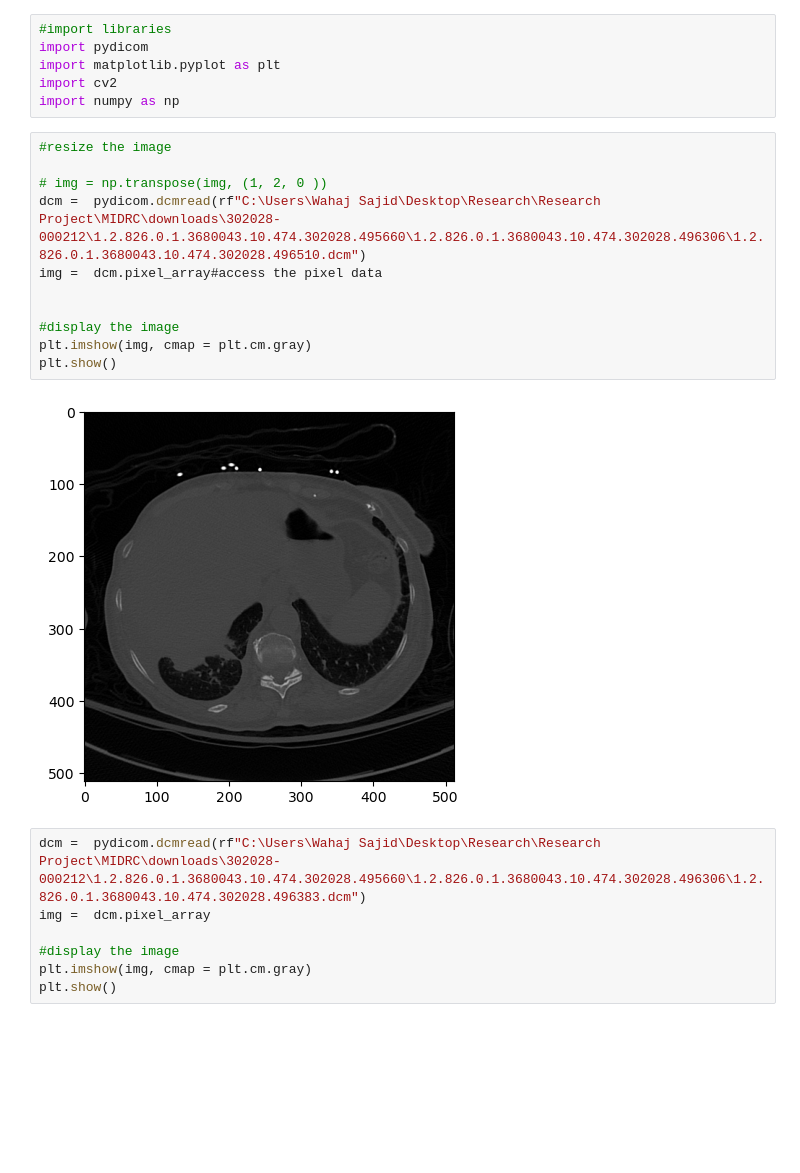
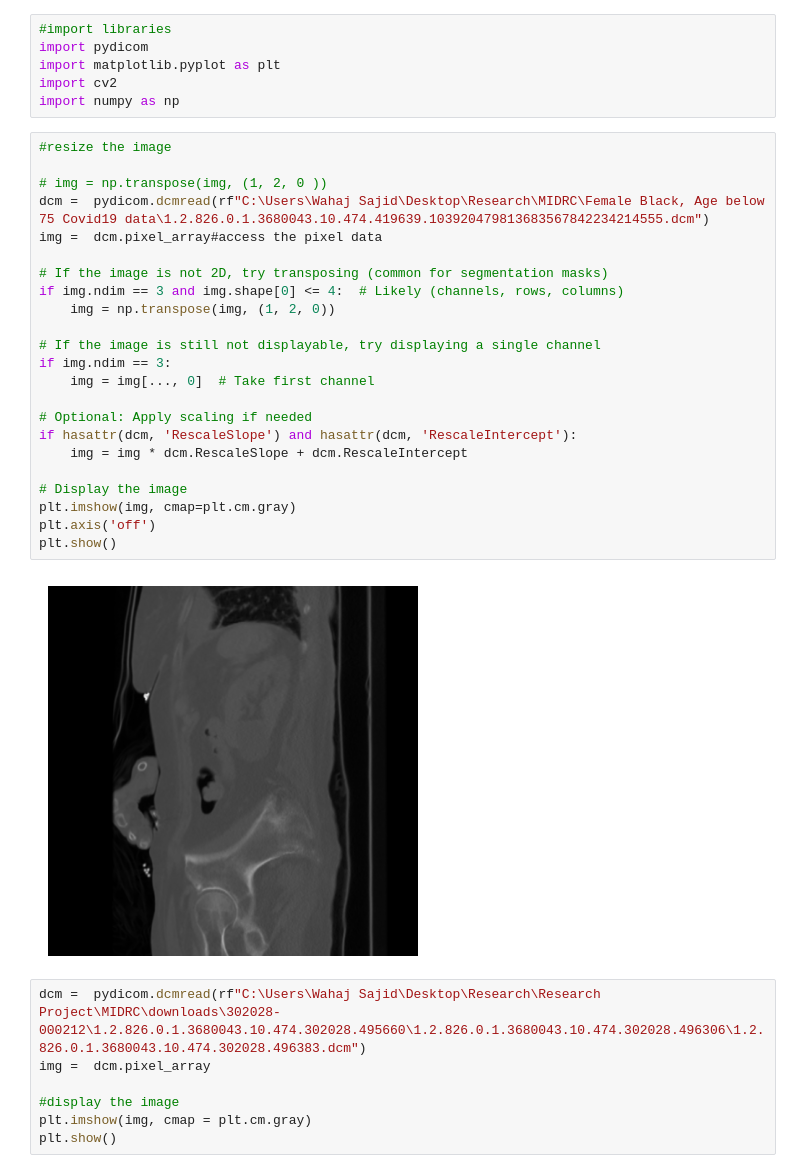
Before and after one commit to WahajSajid/Model-Unfairness-Research, a Jupyter notebook: extract_images.ipynb, the cells around one changed output. Cells and saved outputs as stored; diff of their text form; blank space fills up the shorter version.

Commit message:
downloading data from MIDRC for the Asian Female Age (0 - 75 ) with positive cases of COVID 19

```diff
--- a/extract_images.ipynb
+++ b/extract_images.ipynb
@@ -27,16 +27,28 @@ import numpy as np
 # %%
 #resize the image
 
 # img = np.transpose(img, (1, 2, 0 ))
-dcm =  pydicom.dcmread(rf"C:\Users\Wahaj Sajid\Desktop\Research\Research Project\MIDRC\downloads\302028-000212\1.2.826.0.1.3680043.10.474.302028.495660\1.2.826.0.1.3680043.10.474.302028.496306\1.2.826.0.1.3680043.10.474.302028.496510.dcm")
+dcm =  pydicom.dcmread(rf"C:\Users\Wahaj Sajid\Desktop\Research\MIDRC\Female Black, Age below 75 Covid19 data\1.2.826.0.1.3680043.10.474.419639.103920479813683567842234214555.dcm")
 img =  dcm.pixel_array#access the pixel data
 
+# If the image is not 2D, try transposing (common for segmentation masks)
+if img.ndim == 3 and img.shape[0] <= 4:  # Likely (channels, rows, columns)
+    img = np.transpose(img, (1, 2, 0))
 
-#display the image
-plt.imshow(img, cmap = plt.cm.gray)
+# If the image is still not displayable, try displaying a single channel
+if img.ndim == 3:
+    img = img[..., 0]  # Take first channel
+
+# Optional: Apply scaling if needed
+if hasattr(dcm, 'RescaleSlope') and hasattr(dcm, 'RescaleIntercept'):
+    img = img * dcm.RescaleSlope + dcm.RescaleIntercept
+
+# Display the image
+plt.imshow(img, cmap=plt.cm.gray)
+plt.axis('off')
 plt.show()
 # %% [output]
-[figure, old version]
+[figure, new version]
 # %%
 dcm =  pydicom.dcmread(rf"C:\Users\Wahaj Sajid\Desktop\Research\Research Project\MIDRC\downloads\302028-000212\1.2.826.0.1.3680043.10.474.302028.495660\1.2.826.0.1.3680043.10.474.302028.496306\1.2.826.0.1.3680043.10.474.302028.496383.dcm")
 img =  dcm.pixel_array
```
Also changed, not shown: 1 other file.
